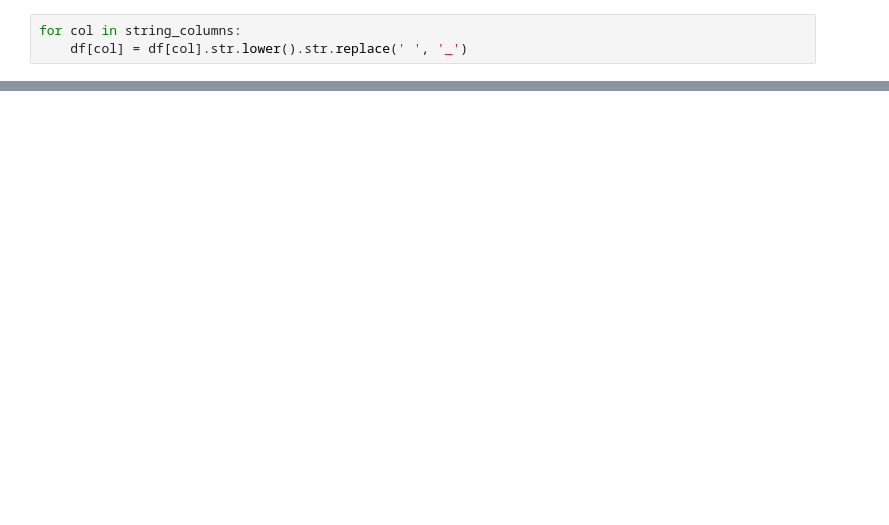
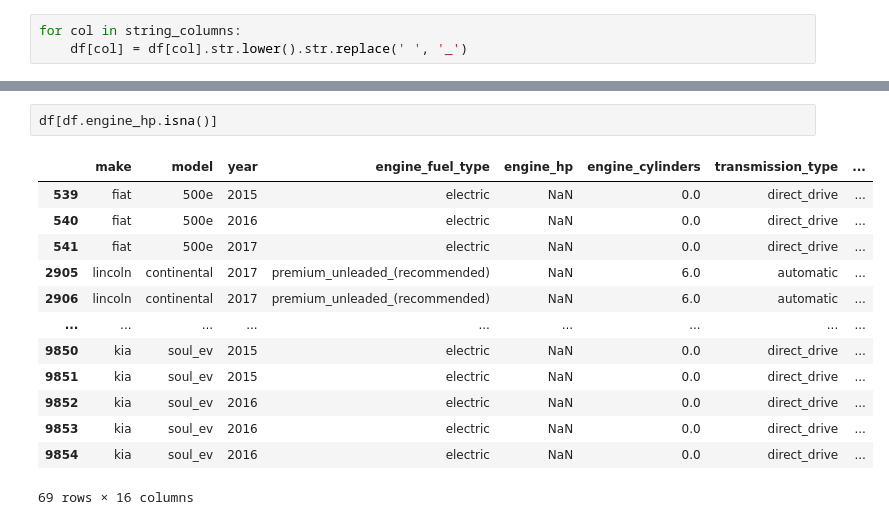
Before and after one commit to Safikh/Text-Book-Studies, a Jupyter notebook: ML_bookcamp/Chapter2CarPricePrediction.ipynb, the cells around one changed output, grey strips where cells are left out. Drawn from its saved outputs; the diff is of its cells as text; blank space fills up the shorter version.

```diff
--- a/ML_bookcamp/Chapter2CarPricePrediction.ipynb
+++ b/ML_bookcamp/Chapter2CarPricePrediction.ipynb
@@ -81,0 +198,16 @@ X_train['make'].map()
+# %%
+df[df.engine_hp.isna()]
+# %% [output]
+|  | make | model | year | engine_fuel_type | engine_hp | engine_cylinders | transmission_type | ... |
+| 539 | fiat | 500e | 2015 | electric | NaN | 0.0 | direct_drive | ... |
+| 540 | fiat | 500e | 2016 | electric | NaN | 0.0 | direct_drive | ... |
+| 541 | fiat | 500e | 2017 | electric | NaN | 0.0 | direct_drive | ... |
+| 2905 | lincoln | continental | 2017 | premium_unleaded_(recommended) | NaN | 6.0 | automatic | ... |
+| 2906 | lincoln | continental | 2017 | premium_unleaded_(recommended) | NaN | 6.0 | automatic | ... |
+| ... | ... | ... | ... | ... | ... | ... | ... | ... |
+| 9850 | kia | soul_ev | 2015 | electric | NaN | 0.0 | direct_drive | ... |
+| 9851 | kia | soul_ev | 2015 | electric | NaN | 0.0 | direct_drive | ... |
+| 9852 | kia | soul_ev | 2016 | electric | NaN | 0.0 | direct_drive | ... |
+| 9853 | kia | soul_ev | 2016 | electric | NaN | 0.0 | direct_drive | ... |
+| 9854 | kia | soul_ev | 2016 | electric | NaN | 0.0 | direct_drive | ... |
+69 rows × 16 columns
```
Also changed, not shown: parts of 89 cells of this notebook, 1 other file.
